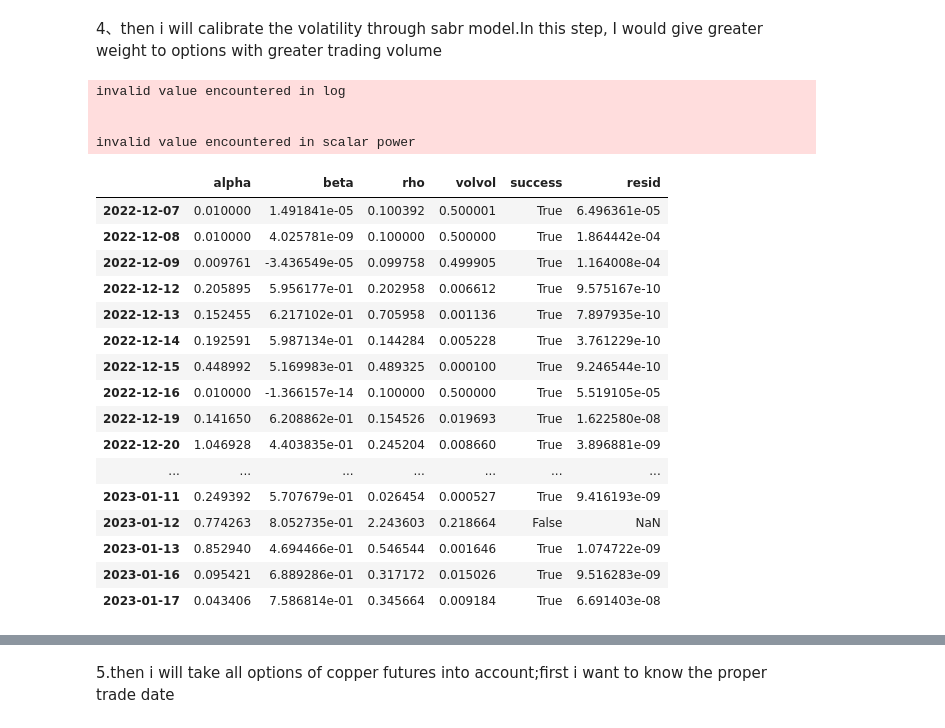
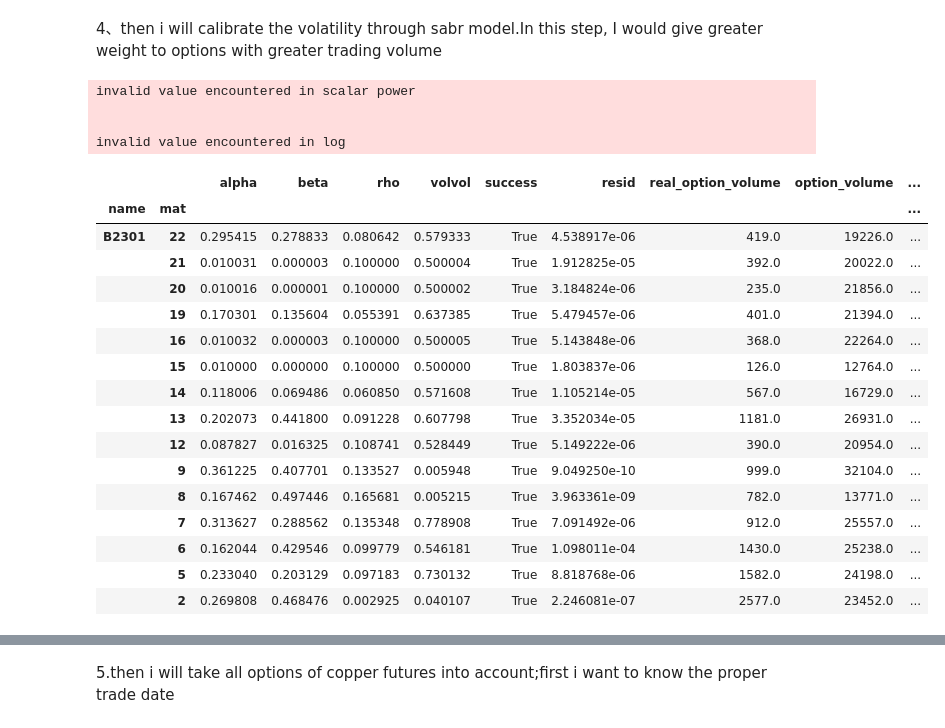
Before and after one commit to alvinonmars/Quantitative-internship, a Jupyter notebook: 毕业设计/code/predict.ipynb, the cells around one changed output, grey strips where cells are left out. Saved outputs shown, nothing was run; the diff lists cells and outputs as text; code cells hidden in the pictures.

```diff
--- a/毕业设计/code/predict.ipynb
+++ b/毕业设计/code/predict.ipynb
@@ -319,52 +291,3 @@ class sabr(object):
 initial_guess = [0.01, 0.00, 0.10, 0.5]
 x0 = np.array(initial_guess)
 bounds = [(0.0001, None), (-0.9999, 0.9999), (0.0001, None), (0.0001, None)]
-# %%
-from scipy.optimize import minimize
-dates = np.unique(volatility_one.index.get_level_values('trade_date'))
-result_all = []
-for date in tqdm(dates):
-    volatility_day = volatility_one.loc[(volatility_one.index.get_level_values('trade_date') == date), :]
-    strikes = volatility_day.index.get_level_values('strike')
-    forward = volatility_day.index.get_level_values('forward')[0]
-    mat = volatility_day.index.get_level_values('mat')[0]
-    weight = volatility_day.loc[:,'weight'].values
-    vols_BS = volatility_day.loc[:,'volatility'].values
-
-    def vol_square_error(x):
-        sabr0 = sabr(x[0], x[1], x[2], x[3])
-        vols = np.array([sabr0.lognormal_vol(k_, forward, mat / 360)*100 for k_ in strikes])
-        return sum(((vols - vols_BS)*weight)**2)
-
-    res = minimize(vol_square_error, x0, method='L-BFGS-B', bounds=bounds)
-    alpha, beta, rho, volvol = res.x
-    success = res.success
-    resid = res.fun
-    result_date = [alpha, beta, rho, volvol,success,resid]
-    result_all.append(result_date)
-sabr_para = pd.DataFrame(result_all,columns = ['alpha', 'beta', 'rho', 'volvol','success','resid'],index = dates)
-# %% [output]
-invalid value encountered in log
-
-
-invalid value encountered in scalar power
-# %%
-sabr_para
-# %% [output]
-|  | alpha | beta | rho | volvol | success | resid |
-| 2022-12-07 | 0.010000 | 1.491841e-05 | 0.100392 | 0.500001 | True | 6.496361e-05 |
-| 2022-12-08 | 0.010000 | 4.025781e-09 | 0.100000 | 0.500000 | True | 1.864442e-04 |
-| 2022-12-09 | 0.009761 | -3.436549e-05 | 0.099758 | 0.499905 | True | 1.164008e-04 |
-| 2022-12-12 | 0.205895 | 5.956177e-01 | 0.202958 | 0.006612 | True | 9.575167e-10 |
-| 2022-12-13 | 0.152455 | 6.217102e-01 | 0.705958 | 0.001136 | True | 7.897935e-10 |
-| 2022-12-14 | 0.192591 | 5.987134e-01 | 0.144284 | 0.005228 | True | 3.761229e-10 |
-| 2022-12-15 | 0.448992 | 5.169983e-01 | 0.489325 | 0.000100 | True | 9.246544e-10 |
-| 2022-12-16 | 0.010000 | -1.366157e-14 | 0.100000 | 0.500000 | True | 5.519105e-05 |
-| 2022-12-19 | 0.141650 | 6.208862e-01 | 0.154526 | 0.019693 | True | 1.622580e-08 |
-| 2022-12-20 | 1.046928 | 4.403835e-01 | 0.245204 | 0.008660 | True | 3.896881e-09 |
-| ... | ... | ... | ... | ... | ... | ... |
-| 2023-01-11 | 0.249392 | 5.707679e-01 | 0.026454 | 0.000527 | True | 9.416193e-09 |
-| 2023-01-12 | 0.774263 | 8.052735e-01 | 2.243603 | 0.218664 | False | NaN |
-| 2023-01-13 | 0.852940 | 4.694466e-01 | 0.546544 | 0.001646 | True | 1.074722e-09 |
-| 2023-01-16 | 0.095421 | 6.889286e-01 | 0.317172 | 0.015026 | True | 9.516283e-09 |
-| 2023-01-17 | 0.043406 | 7.586814e-01 | 0.345664 | 0.009184 | True | 6.691403e-08 |
@@ -371,3 +325,28 @@ sabr_para
+# %%
+sabr_para = get_sabr(underlyingid_lst[53])
+sabr_para
+# %% [output]
+invalid value encountered in scalar power
+
+
+invalid value encountered in log
+|  |  | alpha | beta | rho | volvol | success | resid | real_option_volume | option_volume | ... |
+| name | mat |  |  |  |  |  |  |  |  | ... |
+| B2301 | 22 | 0.295415 | 0.278833 | 0.080642 | 0.579333 | True | 4.538917e-06 | 419.0 | 19226.0 | ... |
+|  | 21 | 0.010031 | 0.000003 | 0.100000 | 0.500004 | True | 1.912825e-05 | 392.0 | 20022.0 | ... |
+|  | 20 | 0.010016 | 0.000001 | 0.100000 | 0.500002 | True | 3.184824e-06 | 235.0 | 21856.0 | ... |
+|  | 19 | 0.170301 | 0.135604 | 0.055391 | 0.637385 | True | 5.479457e-06 | 401.0 | 21394.0 | ... |
+|  | 16 | 0.010032 | 0.000003 | 0.100000 | 0.500005 | True | 5.143848e-06 | 368.0 | 22264.0 | ... |
+|  | 15 | 0.010000 | 0.000000 | 0.100000 | 0.500000 | True | 1.803837e-06 | 126.0 | 12764.0 | ... |
+|  | 14 | 0.118006 | 0.069486 | 0.060850 | 0.571608 | True | 1.105214e-05 | 567.0 | 16729.0 | ... |
+|  | 13 | 0.202073 | 0.441800 | 0.091228 | 0.607798 | True | 3.352034e-05 | 1181.0 | 26931.0 | ... |
+|  | 12 | 0.087827 | 0.016325 | 0.108741 | 0.528449 | True | 5.149222e-06 | 390.0 | 20954.0 | ... |
+|  | 9 | 0.361225 | 0.407701 | 0.133527 | 0.005948 | True | 9.049250e-10 | 999.0 | 32104.0 | ... |
+|  | 8 | 0.167462 | 0.497446 | 0.165681 | 0.005215 | True | 3.963361e-09 | 782.0 | 13771.0 | ... |
+|  | 7 | 0.313627 | 0.288562 | 0.135348 | 0.778908 | True | 7.091492e-06 | 912.0 | 25557.0 | ... |
+|  | 6 | 0.162044 | 0.429546 | 0.099779 | 0.546181 | True | 1.098011e-04 | 1430.0 | 25238.0 | ... |
+|  | 5 | 0.233040 | 0.203129 | 0.097183 | 0.730132 | True | 8.818768e-06 | 1582.0 | 24198.0 | ... |
+|  | 2 | 0.269808 | 0.468476 | 0.002925 | 0.040107 | True | 2.246081e-07 | 2577.0 | 23452.0 | ... |
 # %%
 plt.xlabel('date')
 plt.ylabel('para')
```
Also changed, not shown: parts of 52 cells of this notebook, 8 other files.
